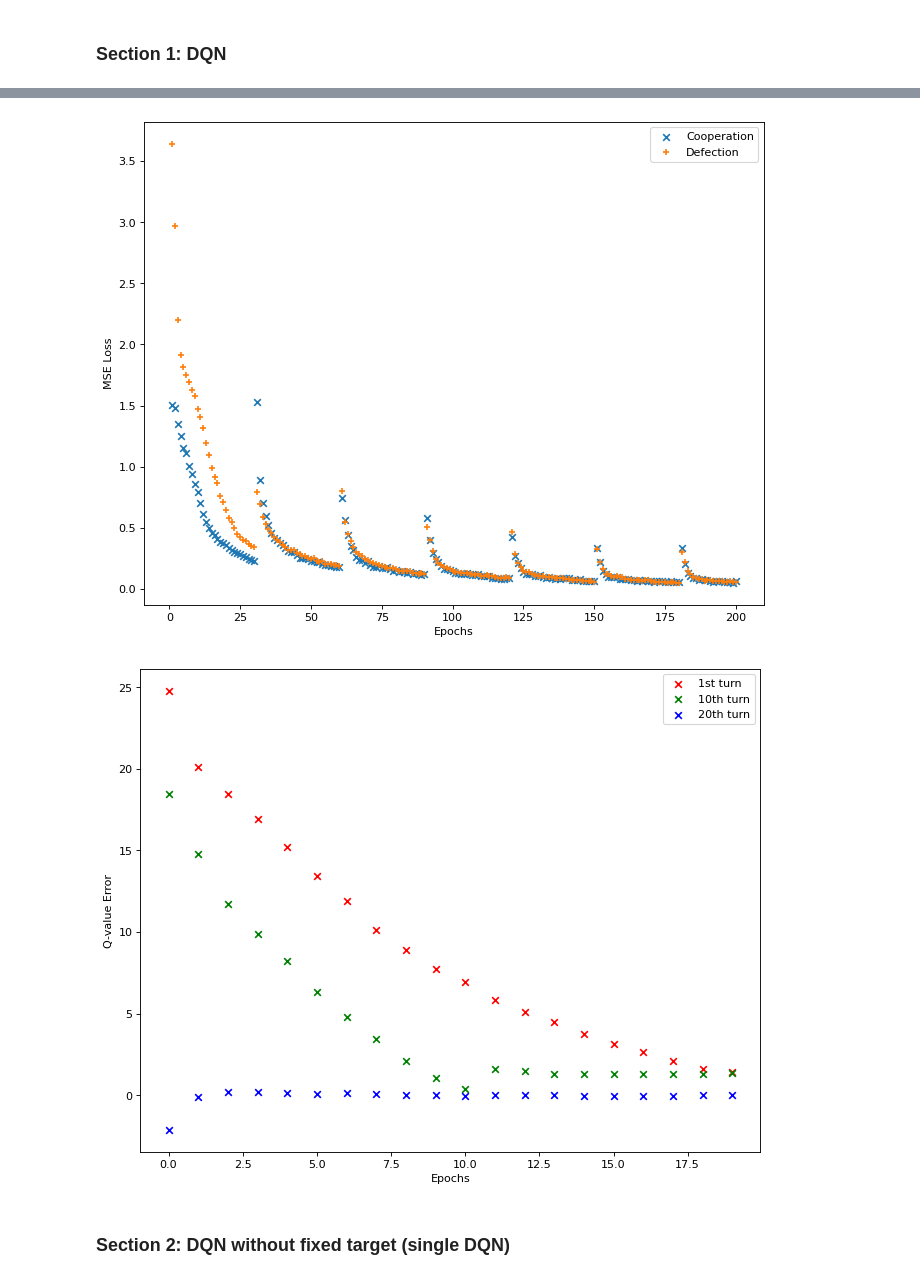
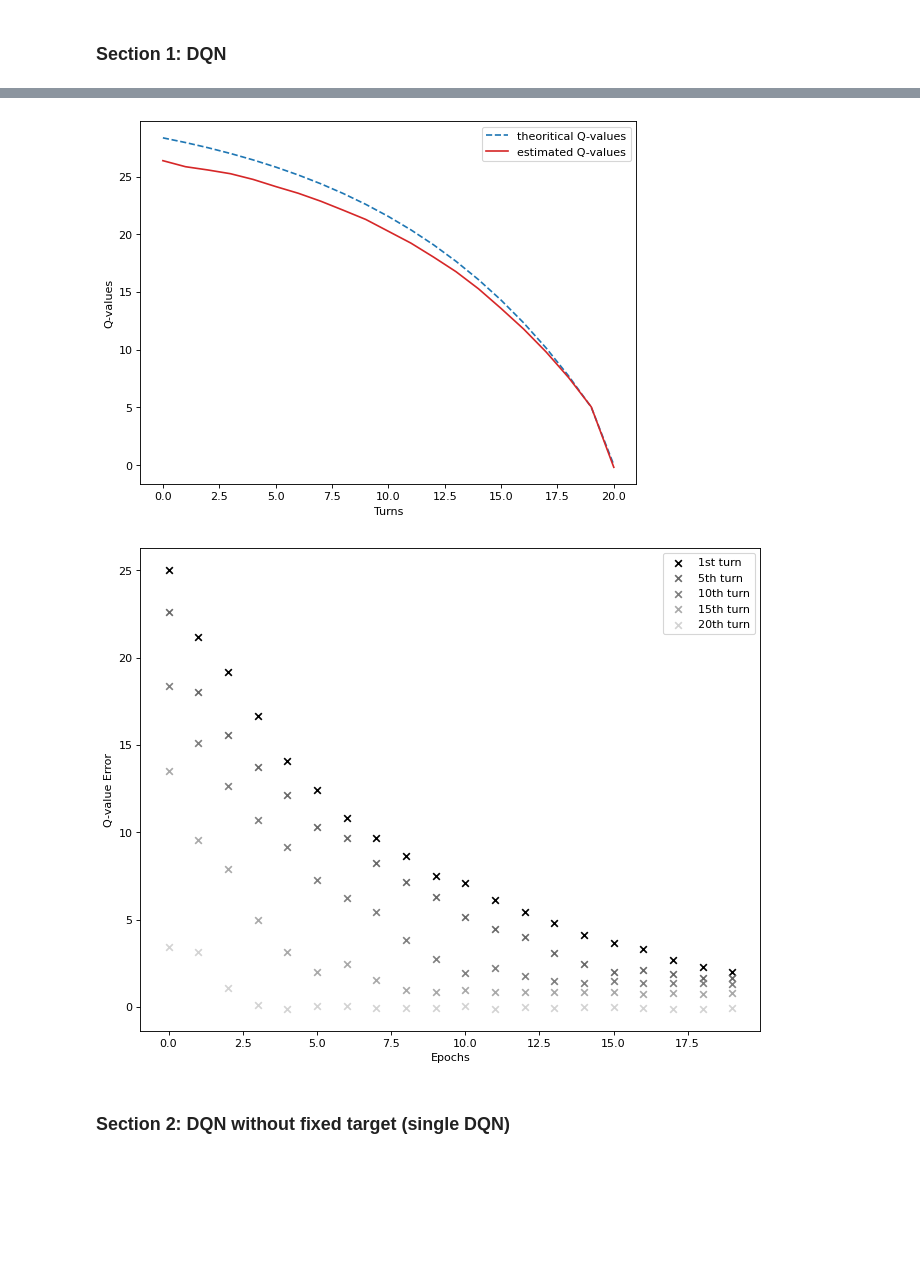
Before and after one commit to hongh-zhang/The-Evolution-of-Defection, a Jupyter notebook: Stage_1.ipynb, the cells around one changed output, grey strips where cells are left out. Drawn from its saved outputs; the diff is of its cells as text; code cells hidden in the pictures; blank space fills up the shorter version.

```diff
--- a/Stage_1.ipynb
+++ b/Stage_1.ipynb
@@ -166,7 +214,10 @@ for _ in range(20):
     state = State(21)
     for i in range(21):
         value = p1.network(state.values())[0]
-        values.append(value[0])
+        if i != 19:
+            values.append(value[0])
+        else:
+            values.append(value[1])  # defection on last turn
         state.push(C, C)
     error = true_Q - np.array(values)
     errors.append(error)
@@ -226,8 +277,13 @@ p1.plot()
 # %%
-# zoom in first 200 epochs... for fun!
-p1.plot(min_ran=0, max_ran=200)
+plt.figure(figsize=(8, 6), dpi=80)
+plt.plot(range(21), true_Q, '--', c='tab:blue', label='theoritical Q-values')
+plt.plot(range(21), values, c='tab:red', label='estimated Q-values')
+plt.xlabel('Turns')
+plt.ylabel('Q-values')
+plt.legend(loc='upper right')
+plt.show()
 # %% [output]
-[figure, old version]
+[figure, new version]
 # %%
 # visualizing the recursion nature of Bellman's equation,
 # where the later states has to be learnt prior to learning preceding states
@@ -235,22 +291,24 @@ p1.plot(min_ran=0, max_ran=200)
 # plotting the error between our prediction against the theoritical Q-value
 errors = np.array(errors)
 plt.figure(figsize=(10, 8), dpi=80)
-plt.scatter(range(len(errors)), errors[:,0], c='r', marker='x', label='1st turn')
-plt.scatter(range(len(errors)), errors[:,9], c='g', marker='x', label='10th turn')
-plt.scatter(range(len(errors)), [e[19]-2 for e in errors], c='b', marker='x', label='20th turn')  # compensate for defection
+plt.scatter(range(len(errors)), errors[:,0], c='black', marker='x', label='1st turn')
+plt.scatter(range(len(errors)), errors[:,4], c='dimgrey', marker='x', label='5th turn')
+plt.scatter(range(len(errors)), errors[:,9], c='grey', marker='x', label='10th turn')
+plt.scatter(range(len(errors)), errors[:,14], c='darkgrey', marker='x', label='15th turn')
+plt.scatter(range(len(errors)), errors[:,19], c='lightgrey', marker='x', label='20th turn')
 plt.legend(loc='upper right')
 plt.xlabel('Epochs')
 plt.ylabel('Q-value Error')
 plt.show()
 
 # due to the recursion
-# V(current) is dependant on V(next)
+# V(current) is dependent on V(next)
 # meaning that 1st turn will not be correctly learnt until 2nd got the right value
 # resulting in the gaps below
 
 # this is similar to how tabular Q learning works via dynamic programming
 # %% [output]
-[figure, old version]
+[figure, new version]
 # %% [markdown]
 ### Section 2: DQN without fixed target (single DQN)
 # %%
```
Also changed, not shown: parts of 13 cells of this notebook, 14 other files.
